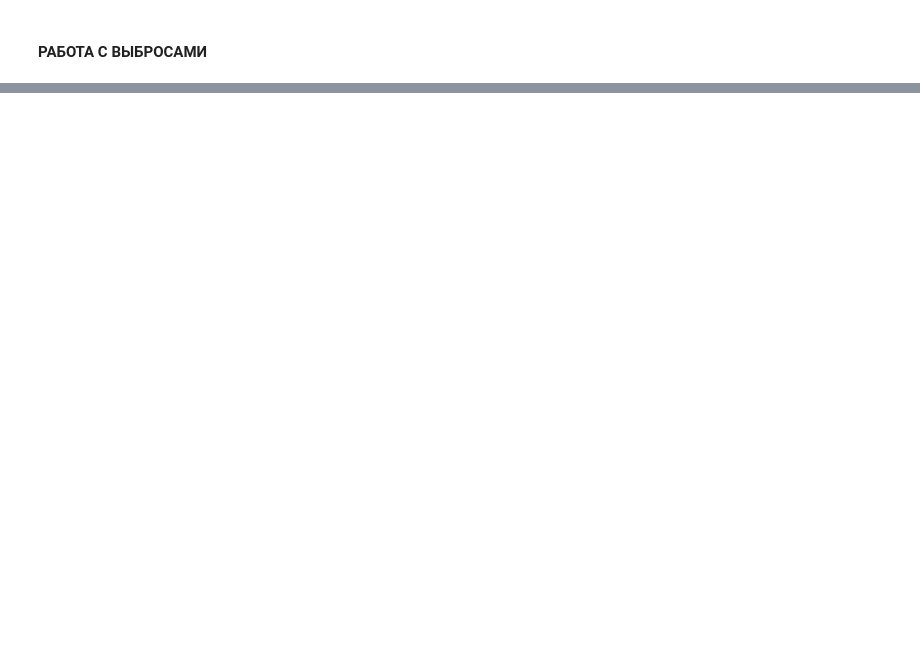
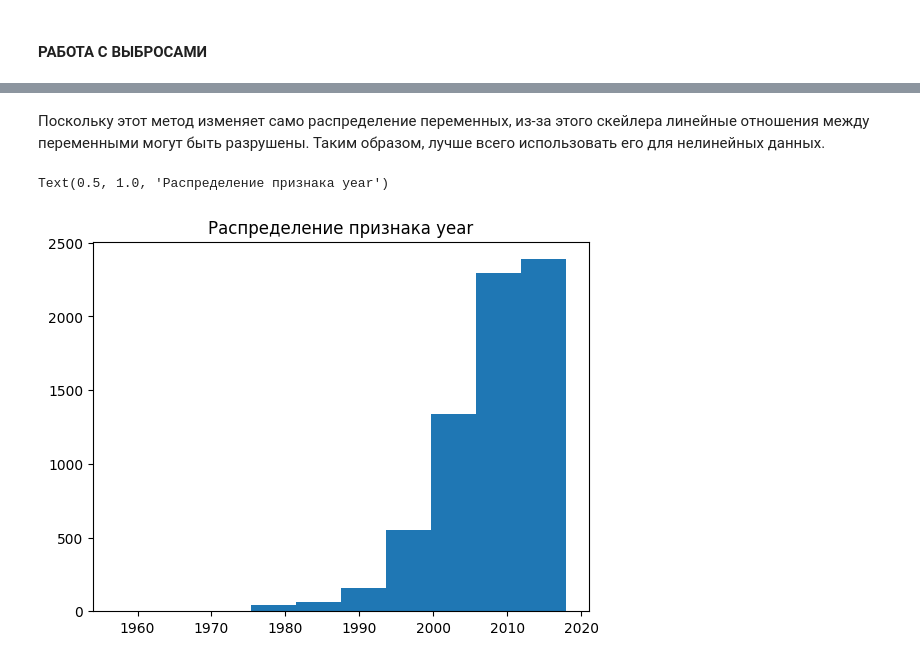
Before and after one commit to vadimkopytko/learning, a Jupyter notebook: SkillFactory/ML_6_Отбор_и_селекция_признаков/Theory.ipynb, the cells around one changed output, grey strips where cells are left out. Saved outputs shown, nothing was run; the diff lists cells and outputs as text; code cells hidden in the pictures; blank space fills up the shorter version.

```diff
--- a/SkillFactory/ML_6_Отбор_и_селекция_признаков/Theory.ipynb
+++ b/SkillFactory/ML_6_Отбор_и_селекция_признаков/Theory.ipynb
@@ -262,0 +476,12 @@ Test R^2: 0.465
+# %%
+data = df[['price', 'year', 'weather']]
+data = data.dropna()
+data_scaled = data.copy()
+col_names = ['price', 'weather']
+x = data_scaled[col_names]
+
+from sklearn.preprocessing import RobustScaler
+scaler = RobustScaler()
+
+data_scaled[col_names] = scaler.fit_transform(x.values)
+data_scaled
@@ -262,0 +530,10 @@ Test R^2: 0.465
+# %% [markdown]
+Поскольку этот метод изменяет само распределение переменных, из-за этого скейлера линейные отношения между переменными могут быть разрушены. Таким образом, лучше всего использовать его для нелинейных данных.
+# %%
+import matplotlib.pyplot as plt
+
+plt.hist(data.year)
+plt.title('Распределение признака year')
+# %% [output]
+Text(0.5, 1.0, 'Распределение признака year')
+[figure, added]
```
Also changed, not shown: parts of 57 cells of this notebook, 3 other files.
